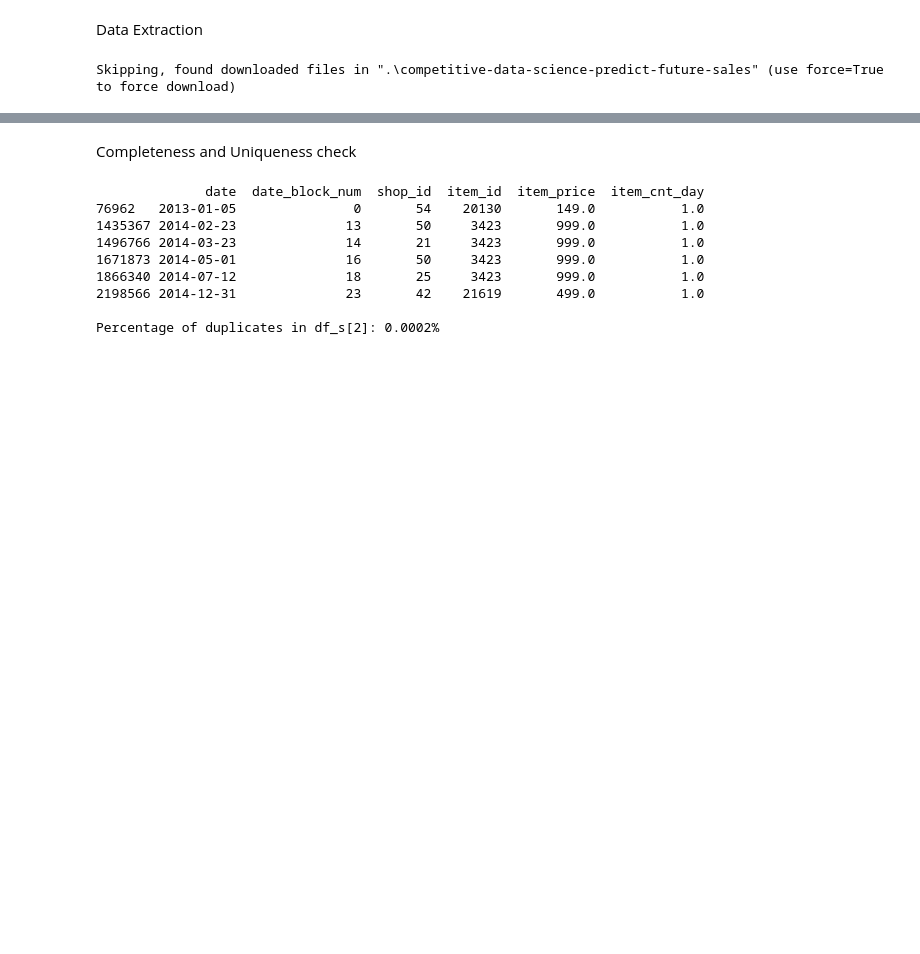
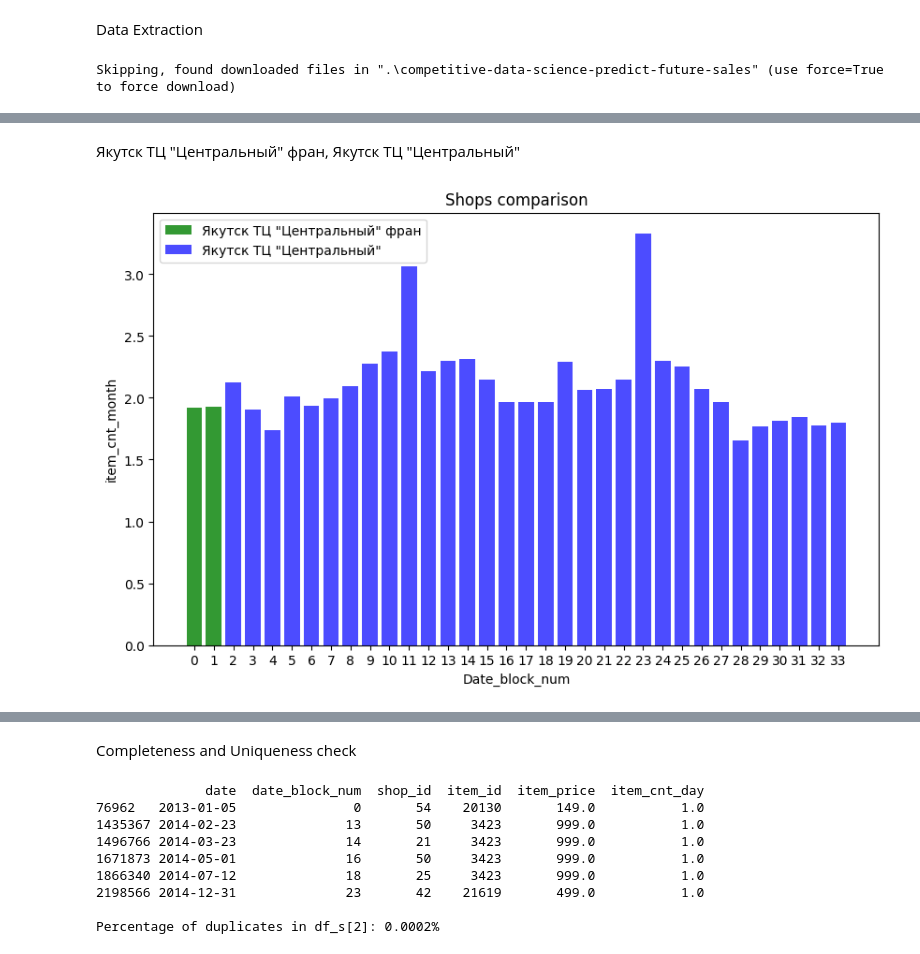
Before and after one commit to YPolina/Trainee, a Jupyter notebook: DS.ipynb, the cells around one changed output, grey strips where cells are left out. Saved outputs shown, nothing was run; the diff lists cells and outputs as text; code cells hidden in the pictures; blank space fills up the shorter version.

```diff
--- a/DS.ipynb
+++ b/DS.ipynb
@@ -87,0 +214,6 @@ df_s[4].head()
+# %% [markdown]
+Якутск ТЦ "Центральный" фран, Якутск ТЦ "Центральный"
+# %%
+shop_name_check('Якутск ТЦ "Центральный" фран', 'Якутск ТЦ "Центральный"')
+# %% [output]
+[figure, added]
```
Also changed, not shown: parts of 46 cells of this notebook.
